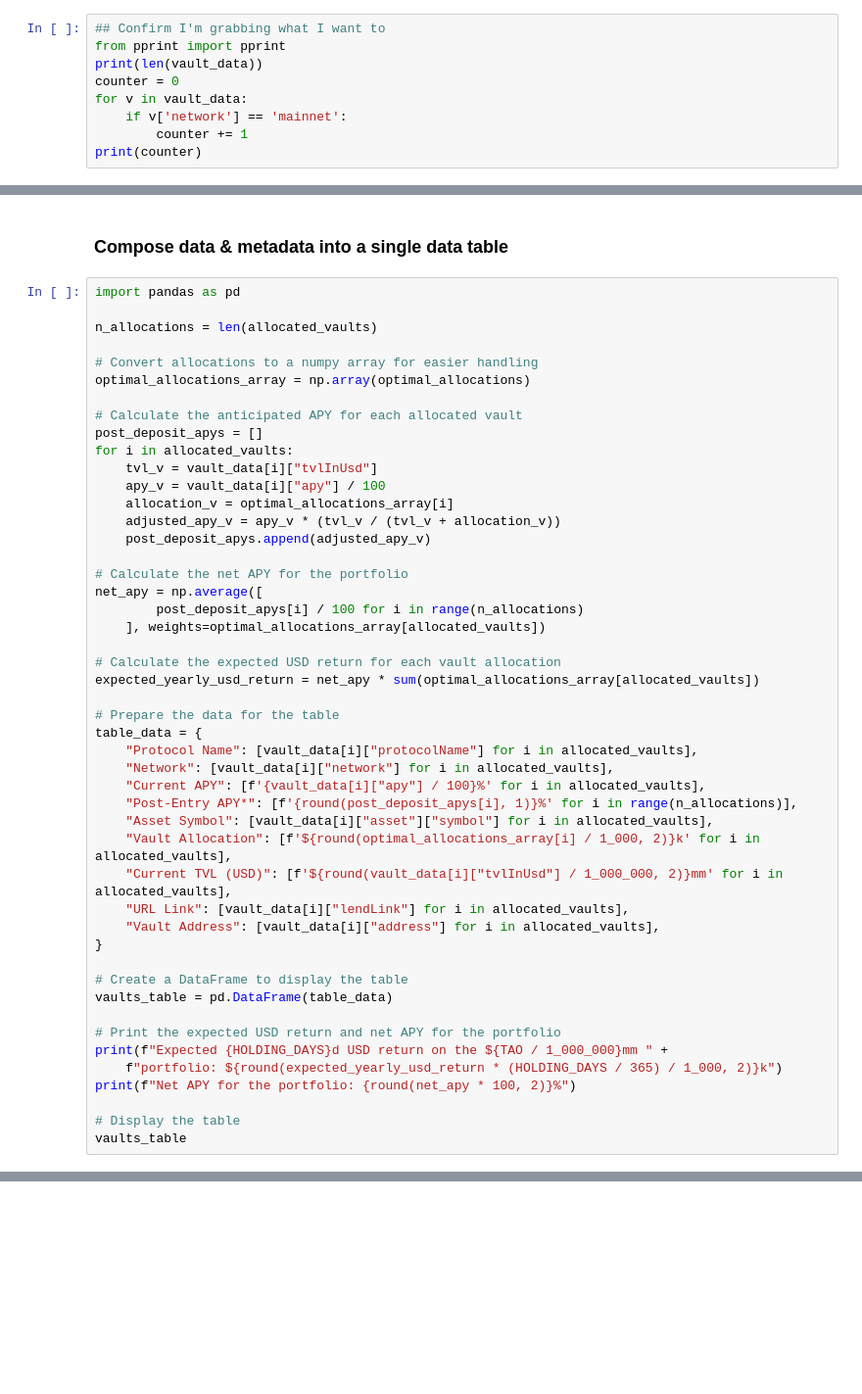
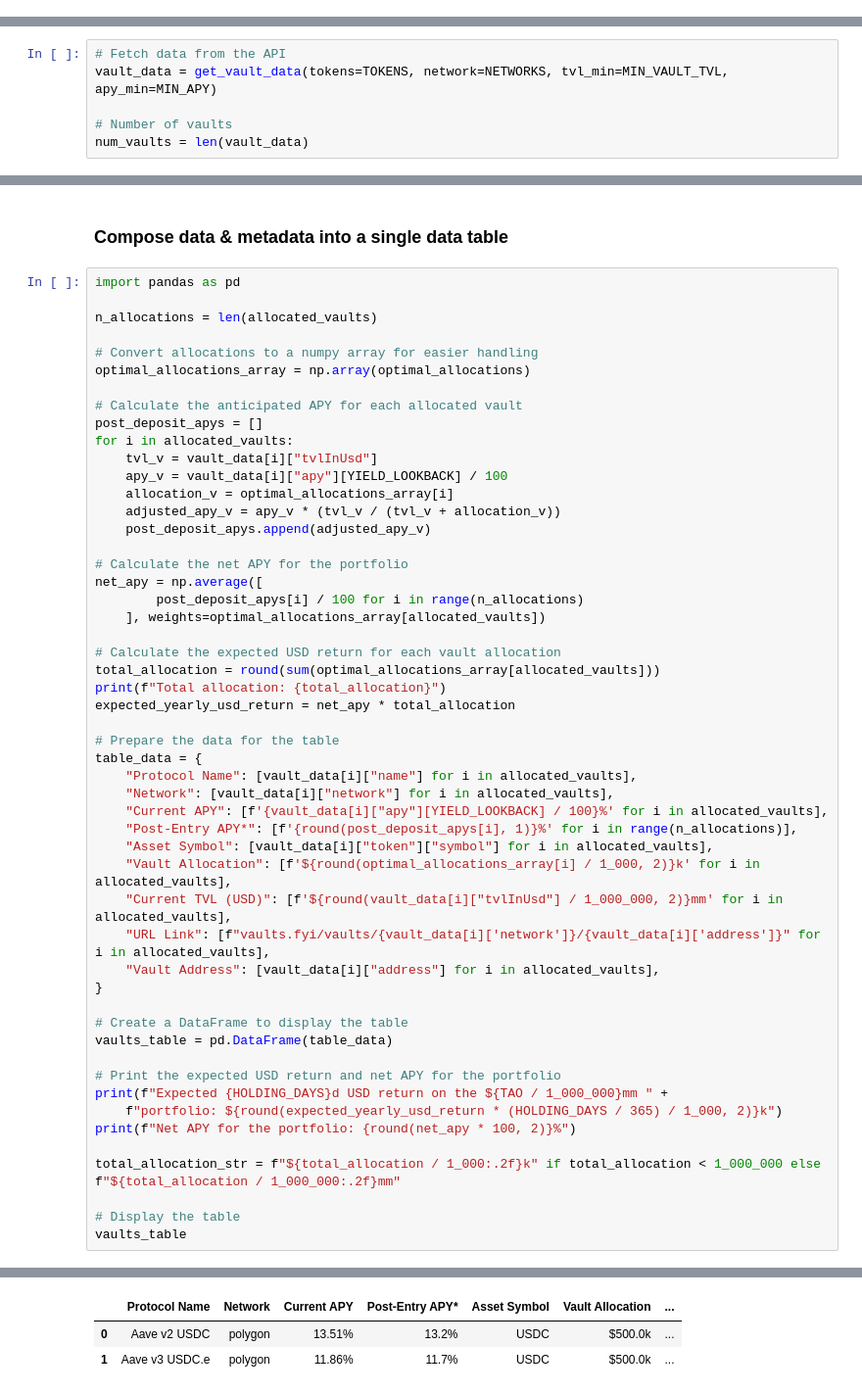
Before and after one commit to 0xHarrington/protocol-analysis, a Jupyter notebook: vaultsfyi/prototype.ipynb, the cells around one changed output, grey strips where cells are left out. Shown at 98% size. Drawn from its saved outputs; the diff is of its cells as text; blank space fills up the shorter version.

```diff
--- a/vaultsfyi/prototype.ipynb
+++ b/vaultsfyi/prototype.ipynb
@@ -63,12 +4,3 @@ print(json.dumps(vault_data[-1], indent=2))
-# %%
-## Confirm I'm grabbing what I want to
-from pprint import pprint
-print(len(vault_data))
-counter = 0
-for v in vault_data:
-    if v['network'] == 'mainnet':
-        counter += 1
-print(counter)
 # %% [markdown]
 #### Define portfolio constraints
 # %%
@@ -85,0 +75,6 @@ HOLDING_DAYS = 30 # Number of days to hold the capital
+# %%
+# Fetch data from the API
+vault_data = get_vault_data(tokens=TOKENS, network=NETWORKS, tvl_min=MIN_VAULT_TVL, apy_min=MIN_APY)
+
+# Number of vaults
+num_vaults = len(vault_data)
@@ -156,7 +170,7 @@ optimal_allocations_array = np.array(optimal_allocations)
 post_deposit_apys = []
 for i in allocated_vaults:
     tvl_v = vault_data[i]["tvlInUsd"]
-    apy_v = vault_data[i]["apy"] / 100
+    apy_v = vault_data[i]["apy"][YIELD_LOOKBACK] / 100
     allocation_v = optimal_allocations_array[i]
     adjusted_apy_v = apy_v * (tvl_v / (tvl_v + allocation_v))
     post_deposit_apys.append(adjusted_apy_v)
@@ -167,18 +181,20 @@ net_apy = np.average([
     ], weights=optimal_allocations_array[allocated_vaults])
 
 # Calculate the expected USD return for each vault allocation
-expected_yearly_usd_return = net_apy * sum(optimal_allocations_array[allocated_vaults])
+total_allocation = round(sum(optimal_allocations_array[allocated_vaults]))
+print(f"Total allocation: {total_allocation}")
+expected_yearly_usd_return = net_apy * total_allocation
 
 # Prepare the data for the table
 table_data = {
-    "Protocol Name": [vault_data[i]["protocolName"] for i in allocated_vaults],
+    "Protocol Name": [vault_data[i]["name"] for i in allocated_vaults],
     "Network": [vault_data[i]["network"] for i in allocated_vaults],
-    "Current APY": [f'{vault_data[i]["apy"] / 100}%' for i in allocated_vaults],
+    "Current APY": [f'{vault_data[i]["apy"][YIELD_LOOKBACK] / 100}%' for i in allocated_vaults],
     "Post-Entry APY*": [f'{round(post_deposit_apys[i], 1)}%' for i in range(n_allocations)],
-    "Asset Symbol": [vault_data[i]["asset"]["symbol"] for i in allocated_vaults],
+    "Asset Symbol": [vault_data[i]["token"]["symbol"] for i in allocated_vaults],
     "Vault Allocation": [f'${round(optimal_allocations_array[i] / 1_000, 2)}k' for i in allocated_vaults],
     "Current TVL (USD)": [f'${round(vault_data[i]["tvlInUsd"] / 1_000_000, 2)}mm' for i in allocated_vaults],
-    "URL Link": [vault_data[i]["lendLink"] for i in allocated_vaults],
+    "URL Link": [f"vaults.fyi/vaults/{vault_data[i]['network']}/{vault_data[i]['address']}" for i in allocated_vaults],
     "Vault Address": [vault_data[i]["address"] for i in allocated_vaults],
 }
 
@@ -190,5 +206,8 @@ print(f"Expected {HOLDING_DAYS}d USD return on the ${TAO / 1_000_000}mm " +
     f"portfolio: ${round(expected_yearly_usd_return * (HOLDING_DAYS / 365) / 1_000, 2)}k")
 print(f"Net APY for the portfolio: {round(net_apy * 100, 2)}%")
 
+total_allocation_str = f"${total_allocation / 1_000:.2f}k" if total_allocation < 1_000_000 else f"${total_allocation / 1_000_000:.2f}mm"
+
 # Display the table
 vaults_table
+# %% [output]
@@ -194,0 +217,3 @@ vaults_table
+|  | Protocol Name | Network | Current APY | Post-Entry APY* | Asset Symbol | Vault Allocation | ... |
+| 0 | Aave v2 USDC | polygon | 13.51% | 13.2% | USDC | $500.0k | ... |
+| 1 | Aave v3 USDC.e | polygon | 11.86% | 11.7% | USDC | $500.0k | ... |
```
Also changed, not shown: parts of 13 cells of this notebook.
